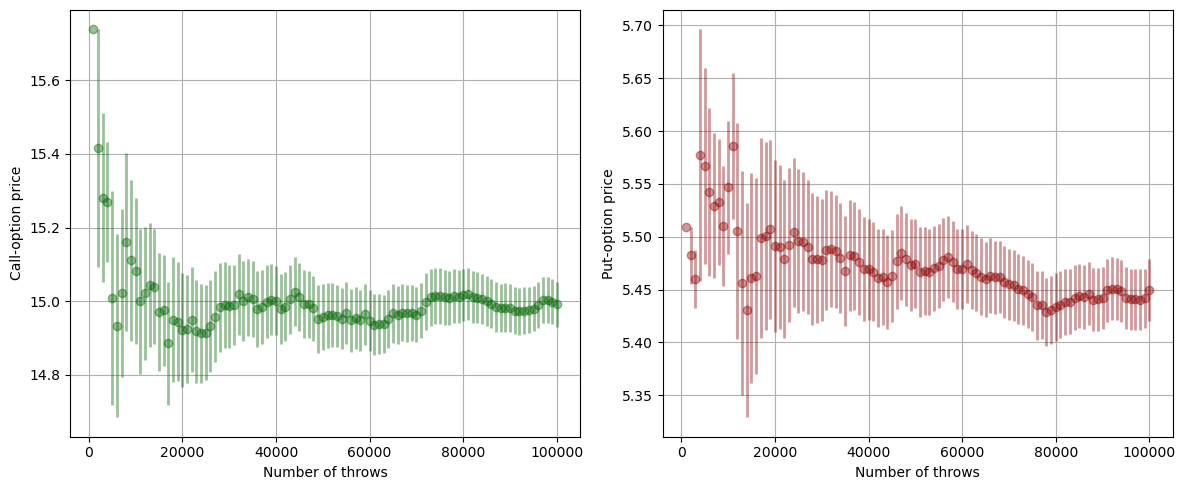
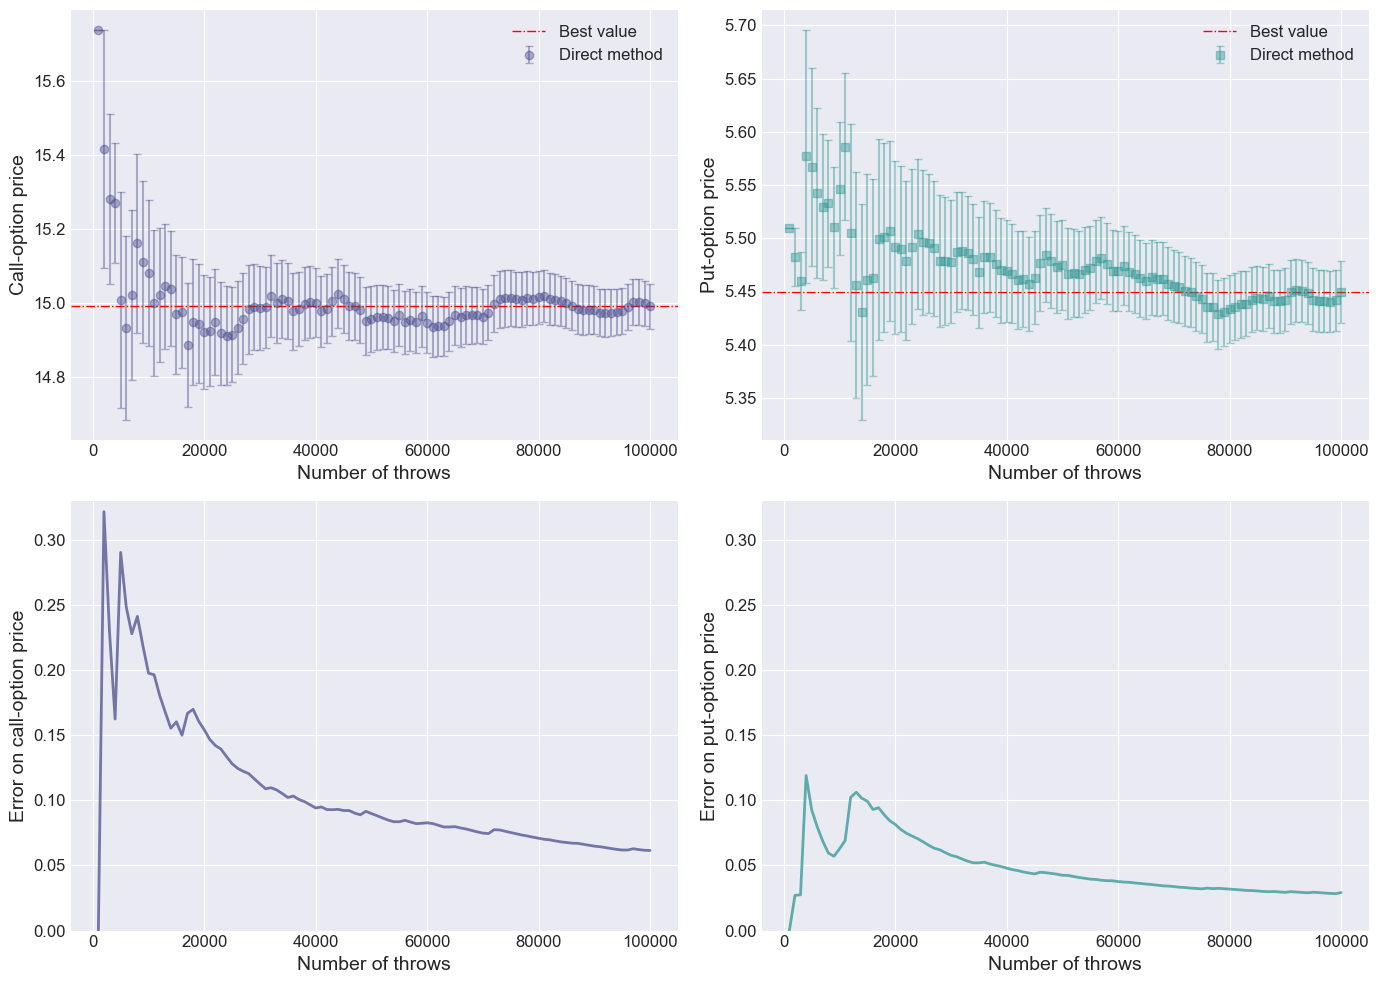
Code edit (unified diff) that turned the first committed figure into the second:
--- before
+++ after
@@ -1,4 +1,13 @@
 import matplotlib.pyplot as plt
 import numpy as np
+import matplotlib as mpl
+
+plt.style.use('seaborn-v0_8-darkgrid')
+mpl.rcParams['font.size'] = 12
+mpl.rcParams['axes.labelsize'] = 14
+mpl.rcParams['axes.titlesize'] = 16
+mpl.rcParams['legend.fontsize'] = 12
+mpl.rcParams['lines.linewidth'] = 2
+mpl.rcParams['lines.markersize'] = 6
 
 file1 = "output_call.data"
@@ -6,17 +15,42 @@
 x1, y1, error1 = np.loadtxt(file1, usecols=(0, 1, 2), delimiter='\t', unpack=True)
 x2, y2, error2 = np.loadtxt(file2, usecols=(0, 1, 2), delimiter='\t', unpack=True)
+x3, y3 = np.loadtxt(file1, usecols=(0, 2), delimiter='\t', unpack=True)
+x4, y4 = np.loadtxt(file2, usecols=(0, 2), delimiter='\t', unpack=True)
 
-fig, axes = plt.subplots(1, 2, figsize=(12, 5))
+fig, axes = plt.subplots(2, 2, figsize=(14, 10), dpi=100)
 
-axes[0].errorbar(x1, y1, yerr=error1, fmt='o', color='darkgreen', capsize=0, elinewidth=2, alpha=0.4)
-axes[0].set_xlabel('Number of throws')
-axes[0].set_ylabel('Call-option price - Direct method')
-axes[0].grid(True)
+viridis = plt.cm.viridis
+color_call = viridis(0.2)    
+color_put = viridis(0.5)   
+ref_color = 'red'
+ref_color_2 = 'blue'
 
-axes[1].errorbar(x2, y2 , yerr=error2, fmt='o', color='darkred', capsize=0, elinewidth=2, alpha=0.4)
-axes[1].set_xlabel('Number of throws')
-axes[1].set_ylabel('Put-option price - Direct method')
-axes[1].grid(True)
+axes[0, 0].errorbar(x1, y1, yerr=error1, fmt='o', color=color_call, capsize=3, elinewidth=1.5, alpha=0.4, label='Direct method')
+axes[0, 0].set_xlabel('Number of throws')
+axes[0, 0].set_ylabel('Call-option price')
+axes[0, 0].axhline(y=y1[99], color=ref_color, linestyle='-.', linewidth=1, label='Best value')
+axes[0, 0].legend()
+axes[0, 0].grid(True)
 
+axes[0, 1].errorbar(x2, y2 , yerr=error2, fmt='s', color=color_put, capsize=3, elinewidth=1.5, alpha=0.4, label='Direct method')
+axes[0, 1].set_xlabel('Number of throws')
+axes[0, 1].set_ylabel('Put-option price')
+axes[0, 1].axhline(y=y2[99], color=ref_color, linestyle='-.', linewidth=1, label='Best value')
+axes[0, 1].legend()
+axes[0, 1].grid(True)
+
+# Standard Monte Carlo - errore
+axes[1, 0].plot(x3, y3, '-', color=color_call, alpha=0.7)
+axes[1, 0].set_xlabel('Number of throws')
+axes[1, 0].set_ylabel('Error on call-option price')
+axes[1, 0].set_ylim([0, 0.33])
+axes[1, 0].grid(True)
+
+# Importance Sampling - errore
+axes[1, 1].plot(x4, y4, '-', color=color_put, alpha=0.7)
+axes[1, 1].set_xlabel('Number of throws')
+axes[1, 1].set_ylabel('Error on put-option price')
+axes[1, 1].set_ylim([0, 0.33])
+axes[1, 1].grid(True)
 plt.tight_layout()
 plt.show()

Commit: Add files via upload